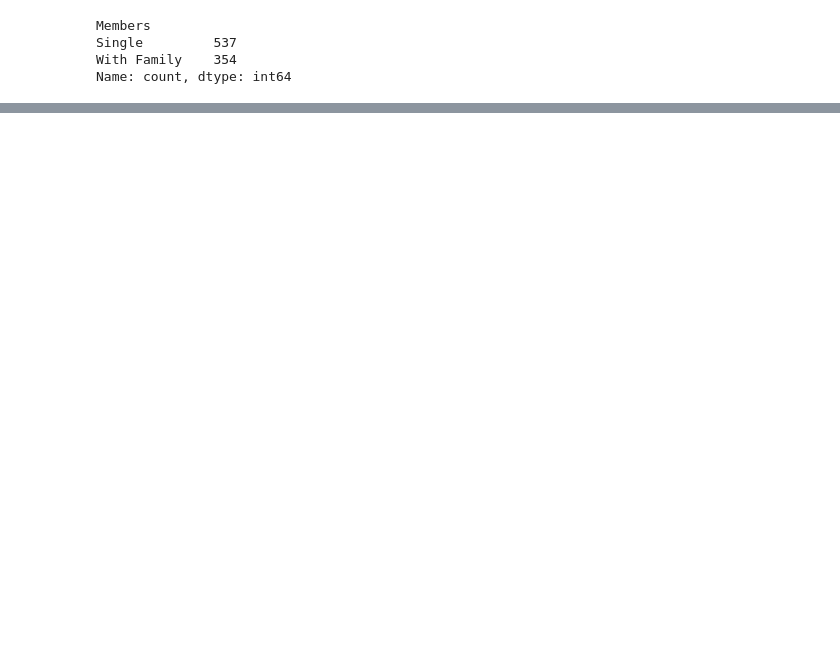
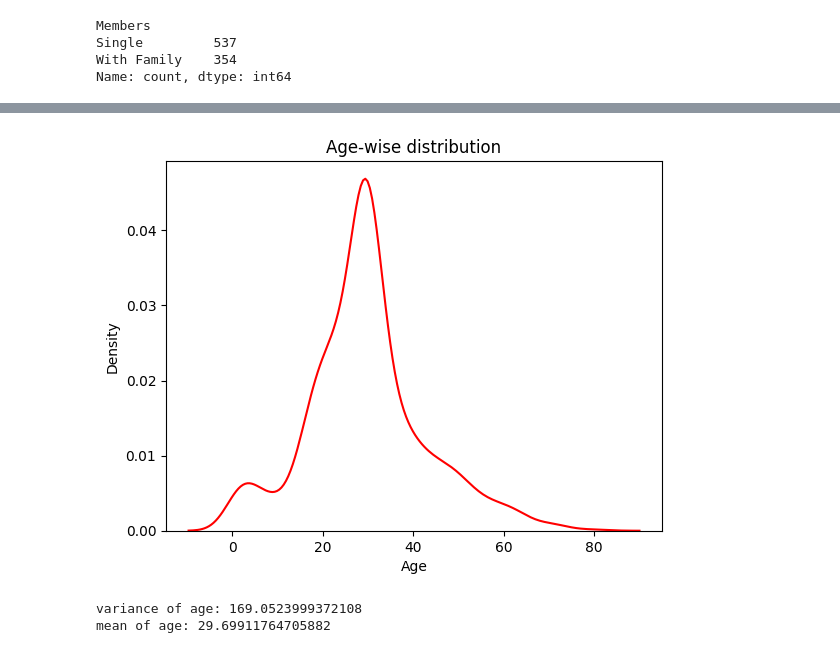
Before and after one commit to ankitg-02/Titanic, a Jupyter notebook: Titanic1.ipynb, the cells around one changed output, grey strips where cells are left out. Drawn from its saved outputs; the diff is of its cells as text; code cells hidden in the pictures; blank space fills up the shorter version.

```diff
--- a/Titanic1.ipynb
+++ b/Titanic1.ipynb
@@ -282,3 +276,5 @@ Members
 Single         537
 With Family    354
 Name: count, dtype: int64
+# %%
+train_data.drop(['SibSp','Parch'],axis=1,inplace=True)
@@ -284,0 +298,12 @@ Name: count, dtype: int64
+# %%
+sns.kdeplot(train_data['Age'],color='red')
+plt.title('Age-wise distribution')
+plt.show()
+# %% [output]
+[figure, added]
+# %%
+print('variance of age:',train_data['Age'].var())
+print('mean of age:',train_data['Age'].mean())
+# %% [output]
+variance of age: 169.0523999372108
+mean of age: 29.69911764705882
```
Also changed, not shown: parts of 8 cells of this notebook.
